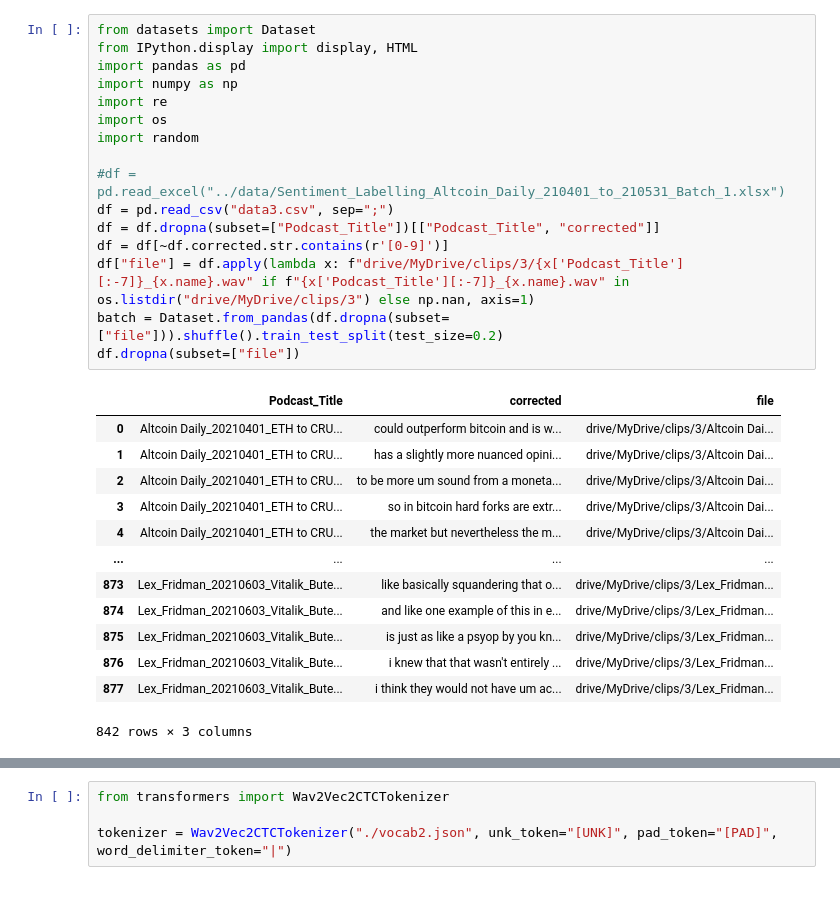
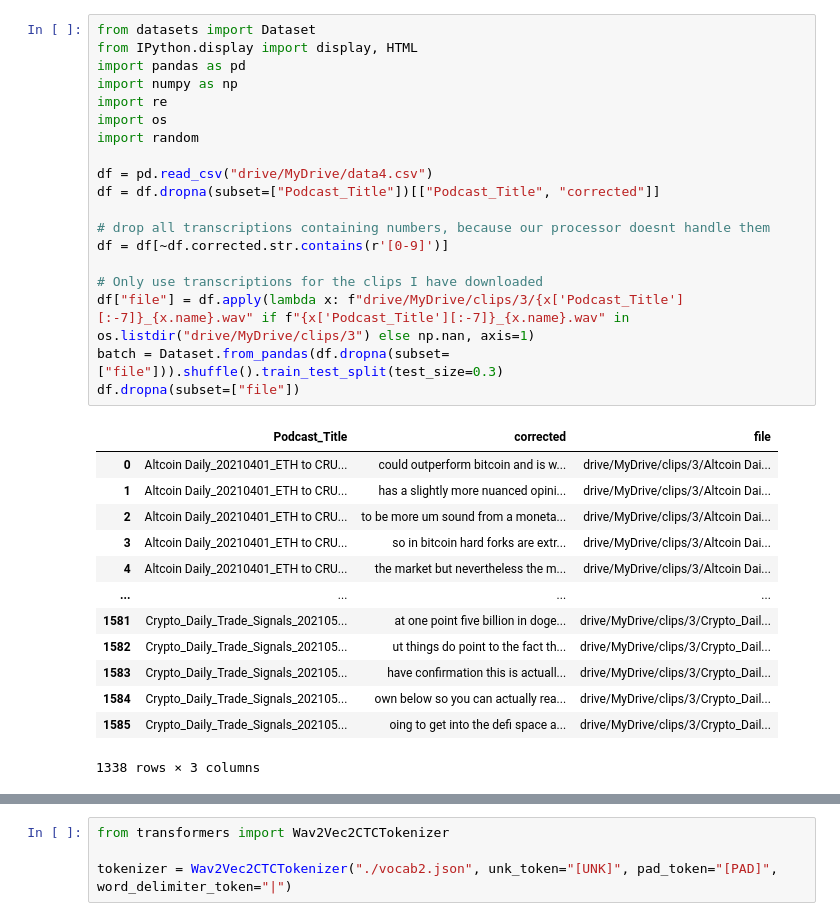
Before and after one commit to distractedm1nd/mar2moon, a Jupyter notebook: scripts/Wav2Vec2_Train.ipynb, the cells around one changed output, grey strips where cells are left out. Cells and saved outputs as stored; diff of their text form.

```diff
--- a/scripts/Wav2Vec2_Train.ipynb
+++ b/scripts/Wav2Vec2_Train.ipynb
@@ -47,31 +48,34 @@ Mon Jun 28 15:11:00 2021
 # %%
 from datasets import Dataset
 from IPython.display import display, HTML
 import pandas as pd
 import numpy as np
 import re
 import os
 import random
 
-#df = pd.read_excel("../data/Sentiment_Labelling_Altcoin_Daily_210401_to_210531_Batch_1.xlsx")
-df = pd.read_csv("data3.csv", sep=";")
+df = pd.read_csv("drive/MyDrive/data4.csv")
 df = df.dropna(subset=["Podcast_Title"])[["Podcast_Title", "corrected"]]
+
+# drop all transcriptions containing numbers, because our processor doesnt handle them
 df = df[~df.corrected.str.contains(r'[0-9]')]
+
+# Only use transcriptions for the clips I have downloaded
 df["file"] = df.apply(lambda x: f"drive/MyDrive/clips/3/{x['Podcast_Title'][:-7]}_{x.name}.wav" if f"{x['Podcast_Title'][:-7]}_{x.name}.wav" in os.listdir("drive/MyDrive/clips/3") else np.nan, axis=1)
-batch = Dataset.from_pandas(df.dropna(subset=["file"])).shuffle().train_test_split(test_size=0.2)
+batch = Dataset.from_pandas(df.dropna(subset=["file"])).shuffle().train_test_split(test_size=0.3)
 df.dropna(subset=["file"])
 # %% [output]
 |  | Podcast_Title | corrected | file |
 | 0 | Altcoin Daily_20210401_ETH to CRU... | could outperform bitcoin and is w... | drive/MyDrive/clips/3/Altcoin Dai... |
 | 1 | Altcoin Daily_20210401_ETH to CRU... | has a slightly more nuanced opini... | drive/MyDrive/clips/3/Altcoin Dai... |
 | 2 | Altcoin Daily_20210401_ETH to CRU... | to be more um sound from a moneta... | drive/MyDrive/clips/3/Altcoin Dai... |
 | 3 | Altcoin Daily_20210401_ETH to CRU... | so in bitcoin hard forks are extr... | drive/MyDrive/clips/3/Altcoin Dai... |
 | 4 | Altcoin Daily_20210401_ETH to CRU... | the market but nevertheless the m... | drive/MyDrive/clips/3/Altcoin Dai... |
 | ... | ... | ... | ... |
-| 873 | Lex_Fridman_20210603_Vitalik_Bute... | like basically squandering that o... | drive/MyDrive/clips/3/Lex_Fridman... |
-| 874 | Lex_Fridman_20210603_Vitalik_Bute... | and like one example of this in e... | drive/MyDrive/clips/3/Lex_Fridman... |
-| 875 | Lex_Fridman_20210603_Vitalik_Bute... | is just as like a psyop by you kn... | drive/MyDrive/clips/3/Lex_Fridman... |
-| 876 | Lex_Fridman_20210603_Vitalik_Bute... | i knew that that wasn't entirely ... | drive/MyDrive/clips/3/Lex_Fridman... |
-| 877 | Lex_Fridman_20210603_Vitalik_Bute... | i think they would not have um ac... | drive/MyDrive/clips/3/Lex_Fridman... |
+| 1581 | Crypto_Daily_Trade_Signals_202105... | at one point five billion in doge... | drive/MyDrive/clips/3/Crypto_Dail... |
+| 1582 | Crypto_Daily_Trade_Signals_202105... | ut things do point to the fact th... | drive/MyDrive/clips/3/Crypto_Dail... |
+| 1583 | Crypto_Daily_Trade_Signals_202105... | have confirmation this is actuall... | drive/MyDrive/clips/3/Crypto_Dail... |
+| 1584 | Crypto_Daily_Trade_Signals_202105... | own below so you can actually rea... | drive/MyDrive/clips/3/Crypto_Dail... |
+| 1585 | Crypto_Daily_Trade_Signals_202105... | oing to get into the defi space a... | drive/MyDrive/clips/3/Crypto_Dail... |
-842 rows × 3 columns
+1338 rows × 3 columns
 # %%
```
Also changed, not shown: parts of 17 cells of this notebook.
